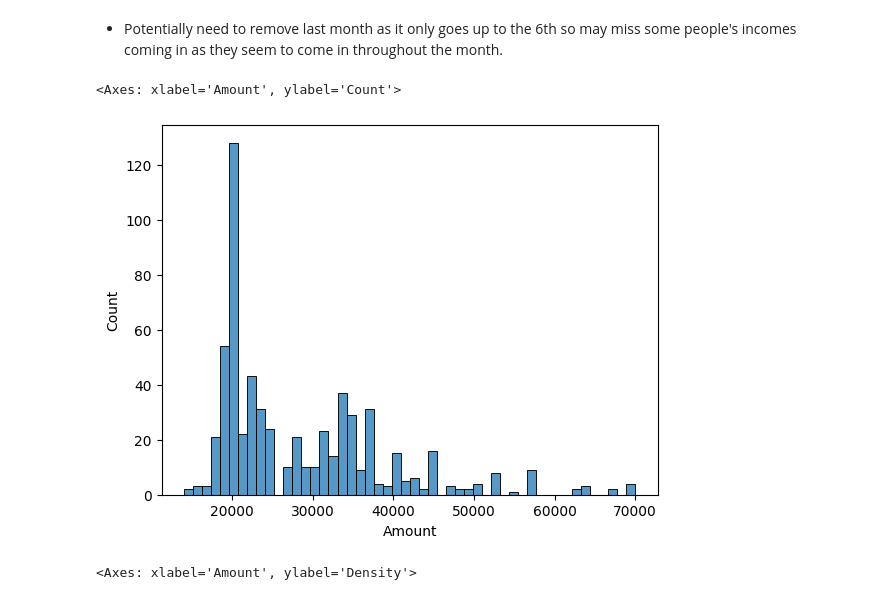
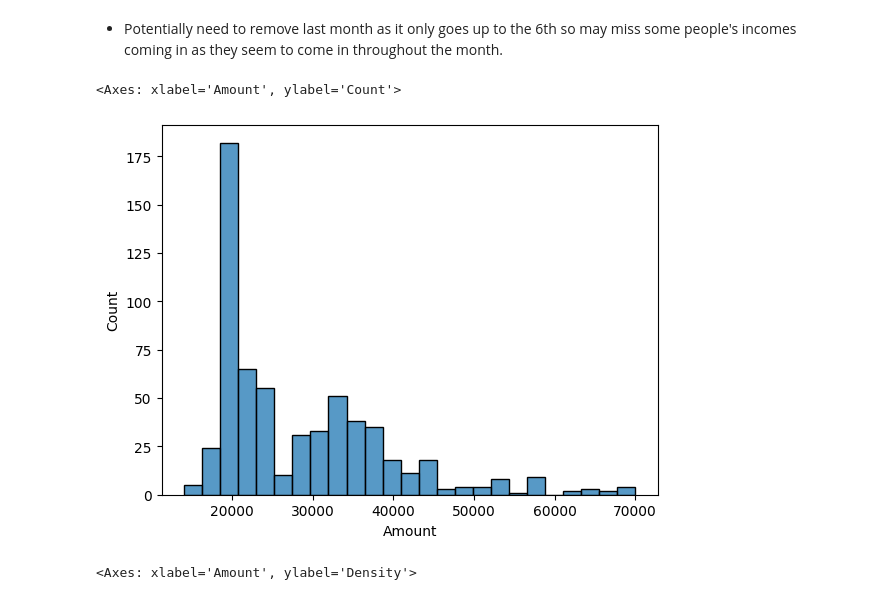
Before and after one commit to UoB-DSMP-2023-24/dsmp-2024-group-38, a Jupyter notebook: Salary_compute_dataset2.ipynb, the cells around one changed output. Drawn from its saved outputs; the diff is of its cells as text; code cells hidden in the pictures.

```diff
--- a/Salary_compute_dataset2.ipynb
+++ b/Salary_compute_dataset2.ipynb
@@ -145,10 +144,10 @@ incomes=(income_per_account/11)*12 # multiply by 12 to get annual income
 incomes_monthly = income_per_account/11
 # %%
 # kde plot of income per account
-sns.histplot(incomes, fill=True,bins=50)
+sns.histplot(incomes, fill=True,bins=25)
 # %% [output]
 <Axes: xlabel='Amount', ylabel='Count'>
-[figure, old version]
+[figure, new version]
 # %%
 sns.kdeplot(incomes, fill=True)
 # %% [output]
```
Also changed, not shown: parts of 1 cell of this notebook.
